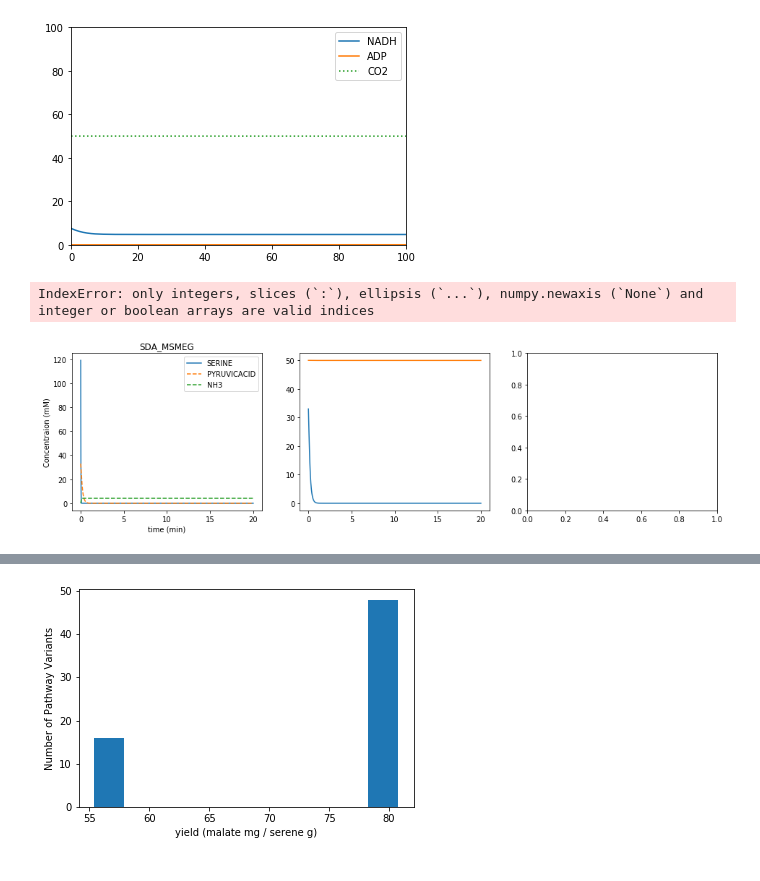
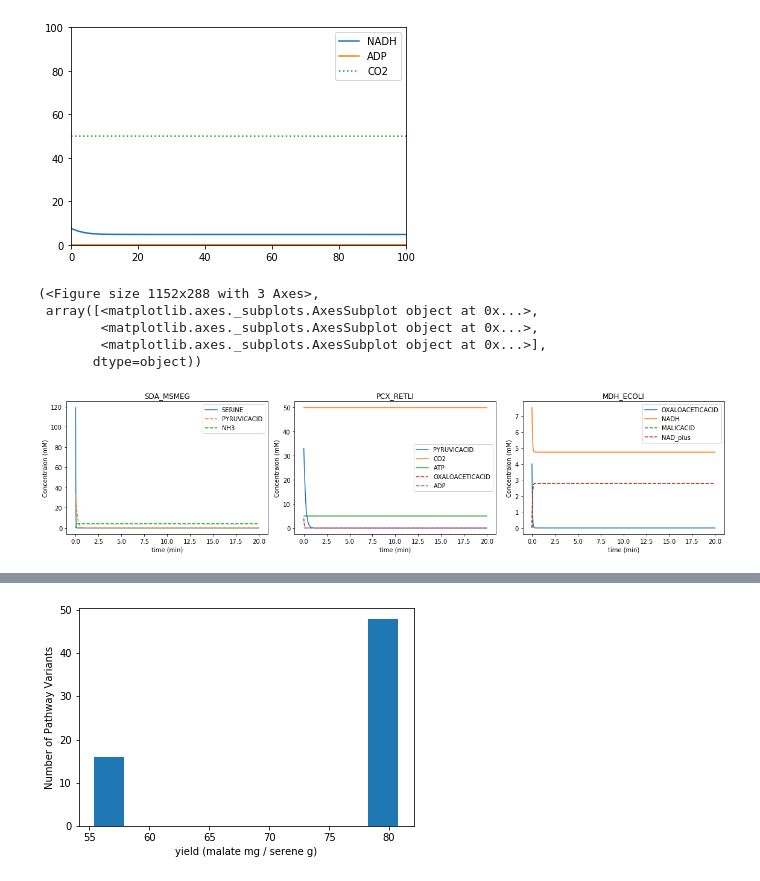
Before and after one commit to carothersresearch/ODBM, a Jupyter notebook: buildModelFromExcel.ipynb, the cells around one changed output, grey strips where cells are left out. Cells and saved outputs as stored; diff of their text form; code cells hidden in the pictures.

Commit message:
fixed vis.py
throws error when plotting constant species

```diff
--- a/buildModelFromExcel.ipynb
+++ b/buildModelFromExcel.ipynb
@@ -94,11 +94,15 @@ plt.legend()
 #         plt.plot(sim[0],species)
 #     # plt.legend(labels = ['Serine','Pyruvate','Oxaloacetate', 'Malate'])
 # %%
-variants = (0,0,0)
-v_labels = [v[k] for v,k in zip([sdaV, pcxV, mdhV], variants)]
-run = int(results_id[variants])
-rxns = [variants[0],variants[1]+4, variants[2]+8]
-rxn_plot(myModel, results[run], rxns, figsize=(16,4), titles = v_labels);
+variants = (0,0,0) #define combination of variants to plot
+v_labels = [v[k] for v,k in zip([sdaV, pcxV, mdhV], variants)] #get variant names
+run = int(results_id[variants]) #return simulation run  # in which that combination was tested
+rxn_idx = [int(variants[0]),int(variants[1]+4), int(variants[2]+8)] #brute force method of getting reaction index for each variant
+rxn_plot(myModel, results[run], rxn_idx, figsize=(16,4), titles = v_labels)
 # %% [output]
-IndexError: only integers, slices (`:`), ellipsis (`...`), numpy.newaxis (`None`) and integer or boolean arrays are valid indices
+(<Figure size 1152x288 with 3 Axes>,
+ array([<matplotlib.axes._subplots.AxesSubplot object at 0x...>,
+        <matplotlib.axes._subplots.AxesSubplot object at 0x...>,
+        <matplotlib.axes._subplots.AxesSubplot object at 0x...>],
+       dtype=object))
-[figure, old version]
+[figure, new version]
```
Also changed, not shown: parts of 6 cells of this notebook, 4 other files.
